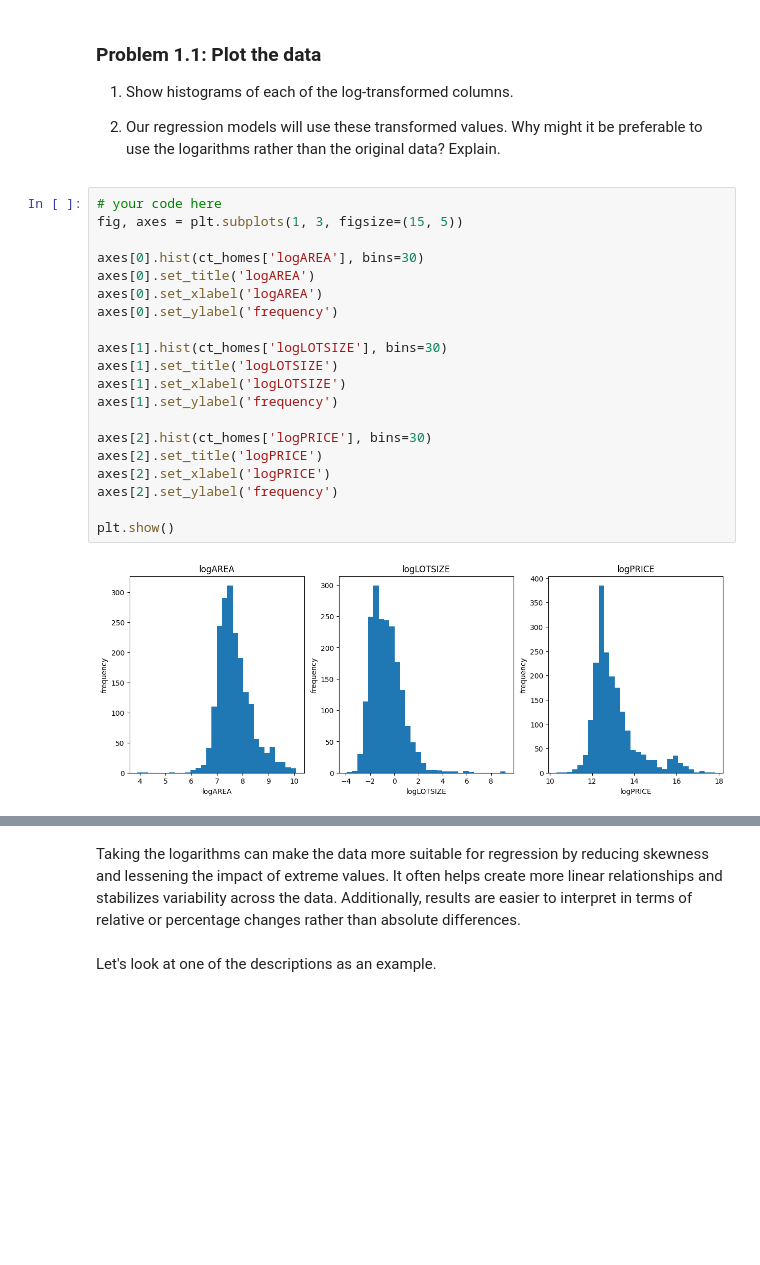
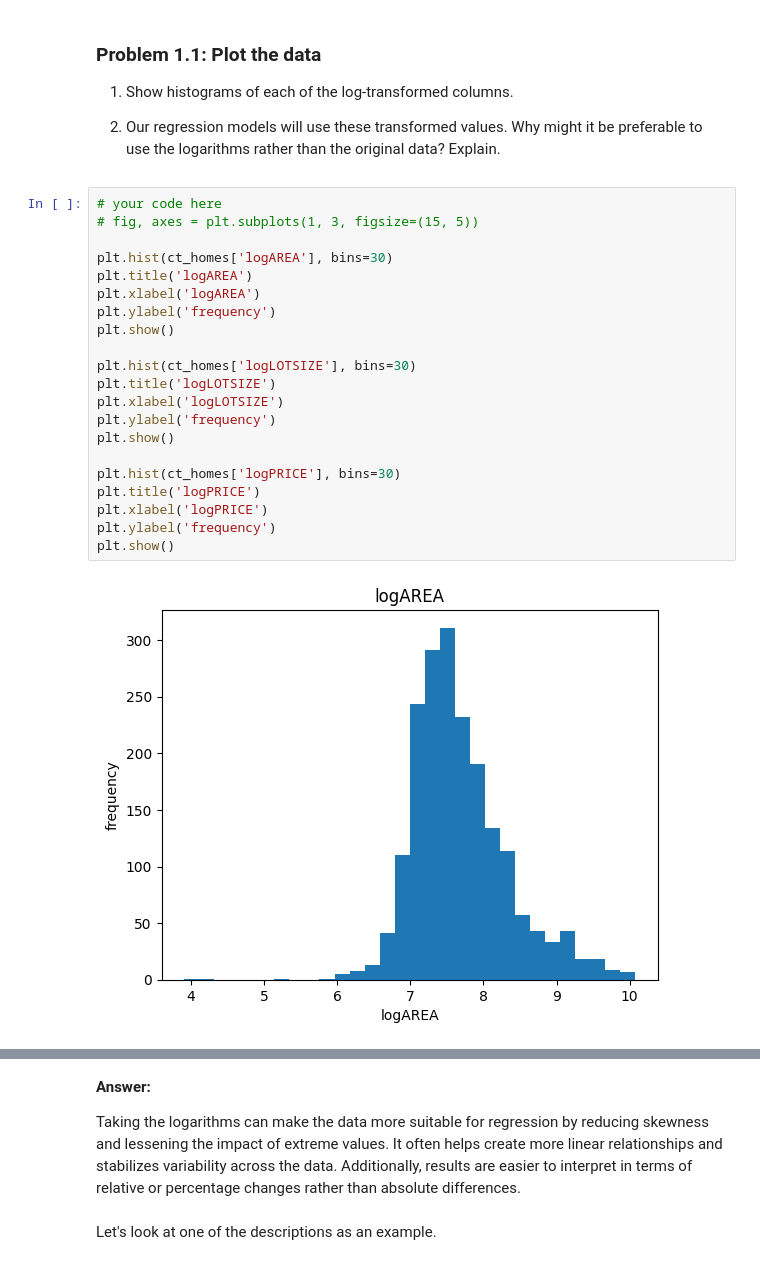
Before and after one commit to yaj0212/Introductory-Machine-Learning, a Jupyter notebook: assignments/assn5/assn5.ipynb, the cells around one changed output, grey strips where cells are left out. Cells and saved outputs as stored; diff of their text form; blank space fills up the shorter version.

```diff
--- a/assignments/assn5/assn5.ipynb
+++ b/assignments/assn5/assn5.ipynb
@@ -108,23 +108,24 @@ ct_homes
 1. Our regression models will use these transformed values. Why might it be preferable to use the logarithms rather than the original data? Explain.
 # %%
 # your code here
-fig, axes = plt.subplots(1, 3, figsize=(15, 5))
+# fig, axes = plt.subplots(1, 3, figsize=(15, 5))
 
-axes[0].hist(ct_homes['logAREA'], bins=30)
-axes[0].set_title('logAREA')
-axes[0].set_xlabel('logAREA')
-axes[0].set_ylabel('frequency')
+plt.hist(ct_homes['logAREA'], bins=30)
+plt.title('logAREA')
+plt.xlabel('logAREA')
+plt.ylabel('frequency')
+plt.show()
 
-axes[1].hist(ct_homes['logLOTSIZE'], bins=30)
-axes[1].set_title('logLOTSIZE')
-axes[1].set_xlabel('logLOTSIZE')
-axes[1].set_ylabel('frequency')
+plt.hist(ct_homes['logLOTSIZE'], bins=30)
+plt.title('logLOTSIZE')
+plt.xlabel('logLOTSIZE')
+plt.ylabel('frequency')
+plt.show()
 
-axes[2].hist(ct_homes['logPRICE'], bins=30)
-axes[2].set_title('logPRICE')
-axes[2].set_xlabel('logPRICE')
-axes[2].set_ylabel('frequency')
-
+plt.hist(ct_homes['logPRICE'], bins=30)
+plt.title('logPRICE')
+plt.xlabel('logPRICE')
+plt.ylabel('frequency')
 plt.show()
 # %% [output]
-[figure, old version]
+[figure, new version]
@@ -131,4 +134,6 @@ plt.show()
 # %% [markdown]
+**Answer:**
+
 Taking the logarithms can make the data more suitable for regression by reducing skewness and lessening the impact of extreme values. It often helps create more linear relationships and stabilizes variability across the data. Additionally, results are easier to interpret in terms of relative or percentage changes rather than absolute differences.
 # %% [markdown]
 Let's look at one of the descriptions as an example.
```
Also changed, not shown: parts of 29 cells of this notebook.
